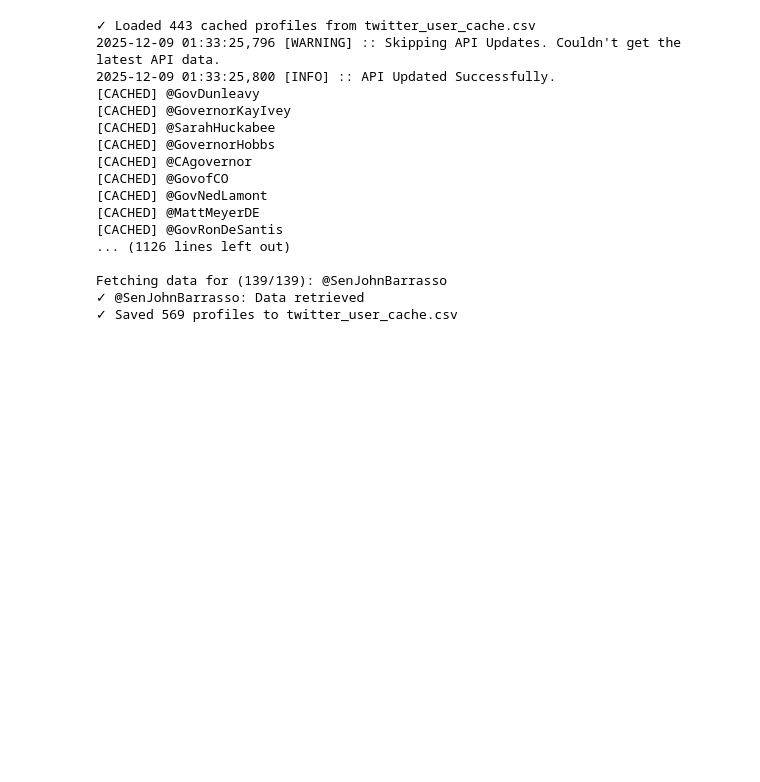
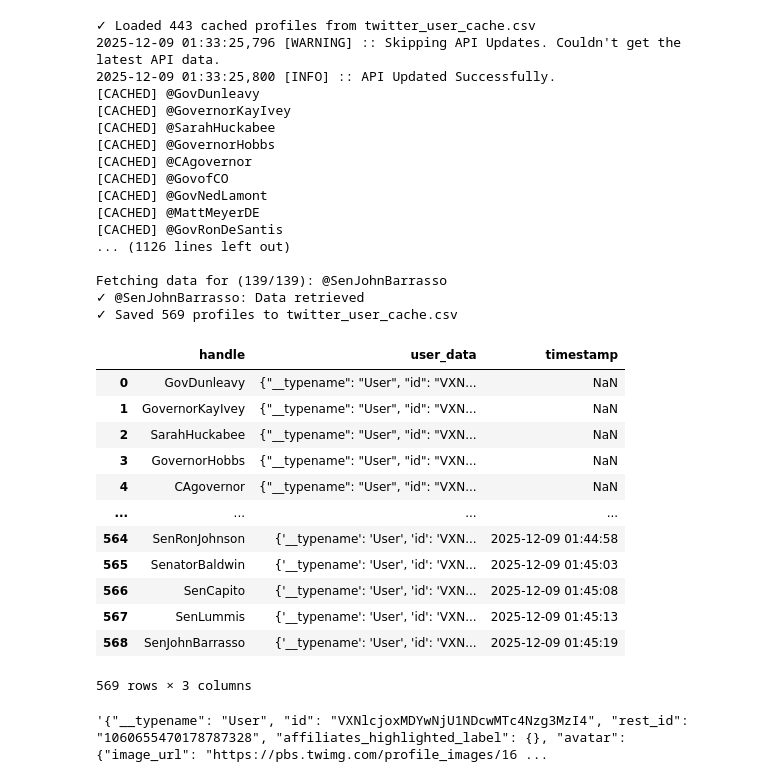
Before and after one commit to aishichandra/journalism2050, a Jupyter notebook: twitter.ipynb, the cells around one changed output. Saved outputs shown, nothing was run; the diff lists cells and outputs as text; code cells hidden in the pictures; blank space fills up the shorter version.

```diff
--- a/twitter.ipynb
+++ b/twitter.ipynb
@@ -150,0 +153,21 @@ twitter_data_df = pd.DataFrame(twitter_data)
+# %%
+twitter_data = pd.read_csv('twitter_user_cache.csv')
+twitter_data
+# %% [output]
+|  | handle | user_data | timestamp |
+| 0 | GovDunleavy | {"__typename": "User", "id": "VXN... | NaN |
+| 1 | GovernorKayIvey | {"__typename": "User", "id": "VXN... | NaN |
+| 2 | SarahHuckabee | {"__typename": "User", "id": "VXN... | NaN |
+| 3 | GovernorHobbs | {"__typename": "User", "id": "VXN... | NaN |
+| 4 | CAgovernor | {"__typename": "User", "id": "VXN... | NaN |
+| ... | ... | ... | ... |
+| 564 | SenRonJohnson | {'__typename': 'User', 'id': 'VXN... | 2025-12-09 01:44:58 |
+| 565 | SenatorBaldwin | {'__typename': 'User', 'id': 'VXN... | 2025-12-09 01:45:03 |
+| 566 | SenCapito | {'__typename': 'User', 'id': 'VXN... | 2025-12-09 01:45:08 |
+| 567 | SenLummis | {'__typename': 'User', 'id': 'VXN... | 2025-12-09 01:45:13 |
+| 568 | SenJohnBarrasso | {'__typename': 'User', 'id': 'VXN... | 2025-12-09 01:45:19 |
+569 rows × 3 columns
+# %%
+twitter_data['user_data'][0]
+# %% [output]
+'{"__typename": "User", "id": "VXNlcjoxMDYwNjU1NDcwMTc4Nzg3MzI4", "rest_id": "1060655470178787328", "affiliates_highlighted_label": {}, "avatar": {"image_url": "https://pbs.twimg.com/profile_images/16 ...
```
Also changed, not shown: parts of 3 cells of this notebook, 2 other files.
